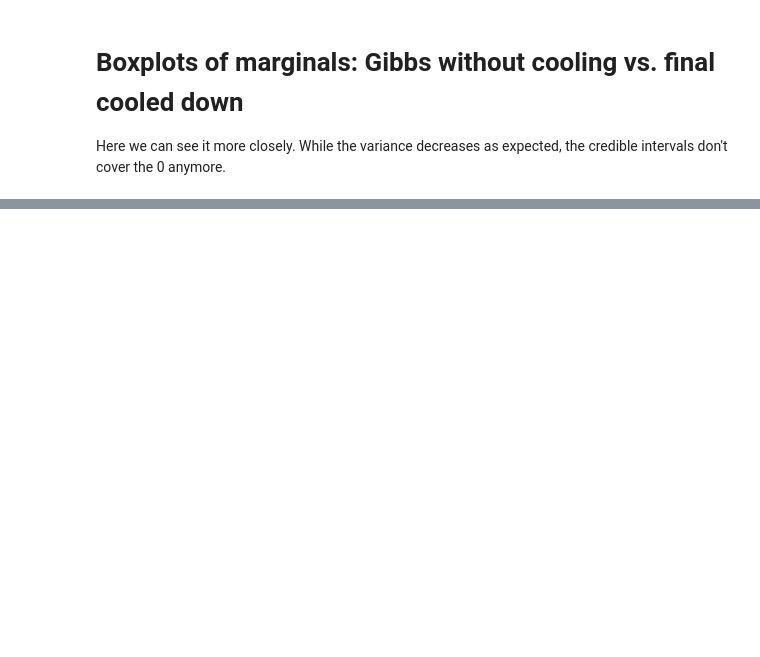
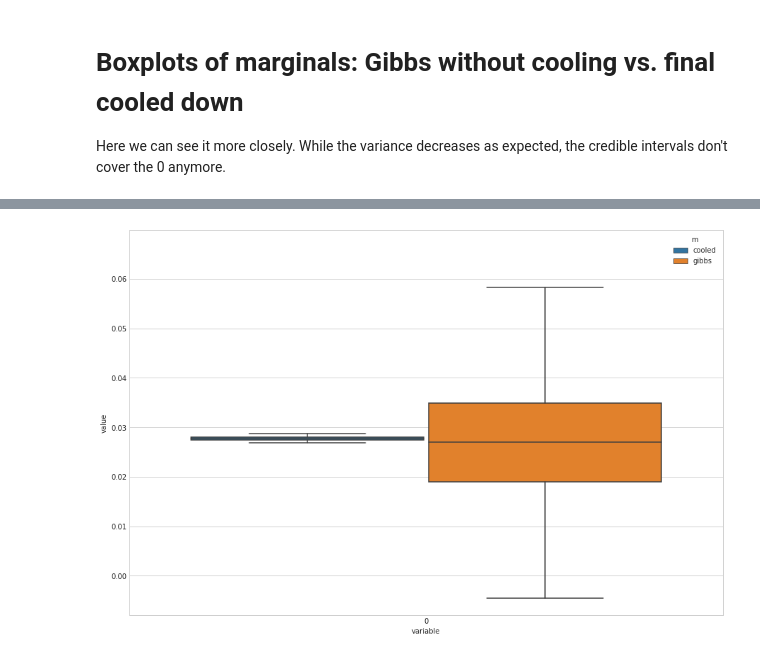
Before and after one commit to FabricioArendTorres/BLASSO_SA, a Jupyter notebook: Diagnostics Artificial Data.ipynb, the cells around one changed output, grey strips where cells are left out. Cells and saved outputs as stored; diff of their text form; code cells hidden in the pictures; blank space fills up the shorter version.

```diff
--- a/Diagnostics Artificial Data.ipynb
+++ b/Diagnostics Artificial Data.ipynb
@@ -85,0 +119,7 @@ plt.show()
+# %%
+plt.figure(figsize=(15,10))
+df_z = df_l.loc[df_l['variable'].isin(np.where(betas_true==0)[0])]
+sns.boxplot(data=df_z, x='variable', y='value', hue='m', fliersize=0)
+plt.show()
+# %% [output]
+[figure, added]
```
Also changed, not shown: parts of 10 cells of this notebook, 2 other files.
